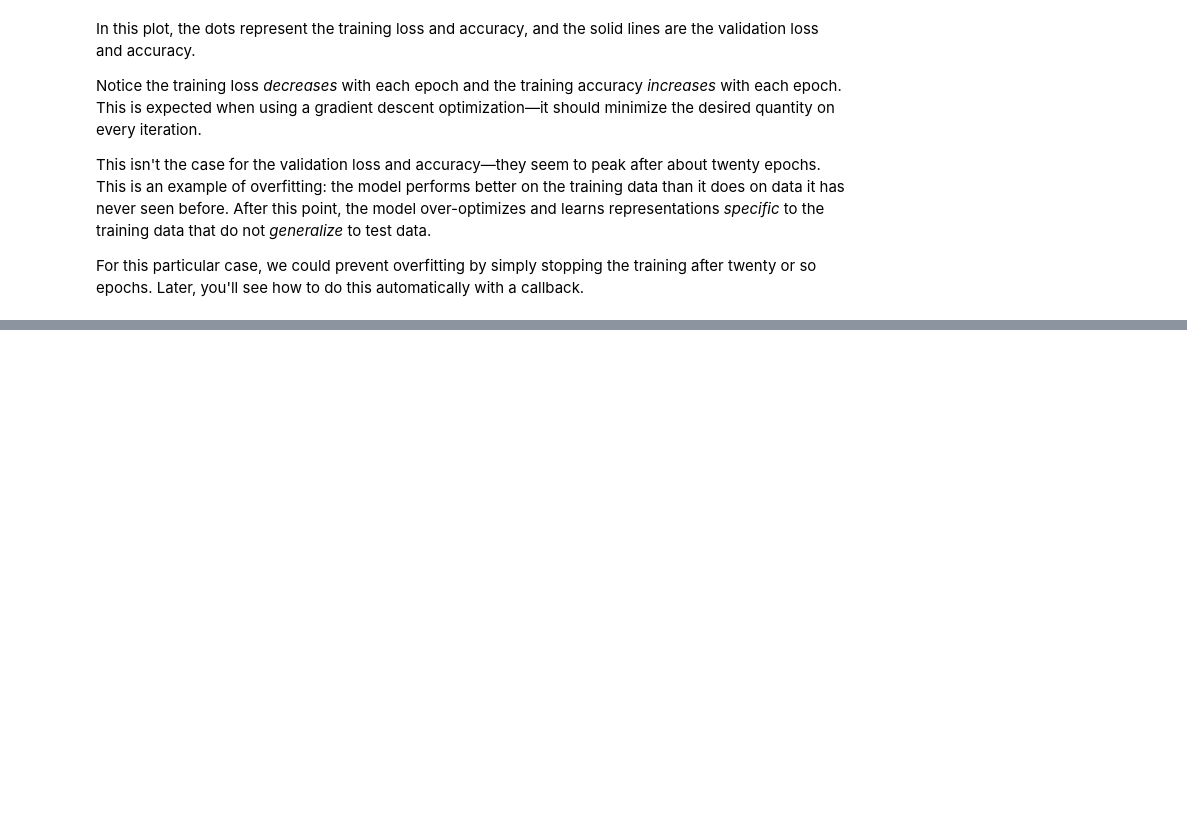
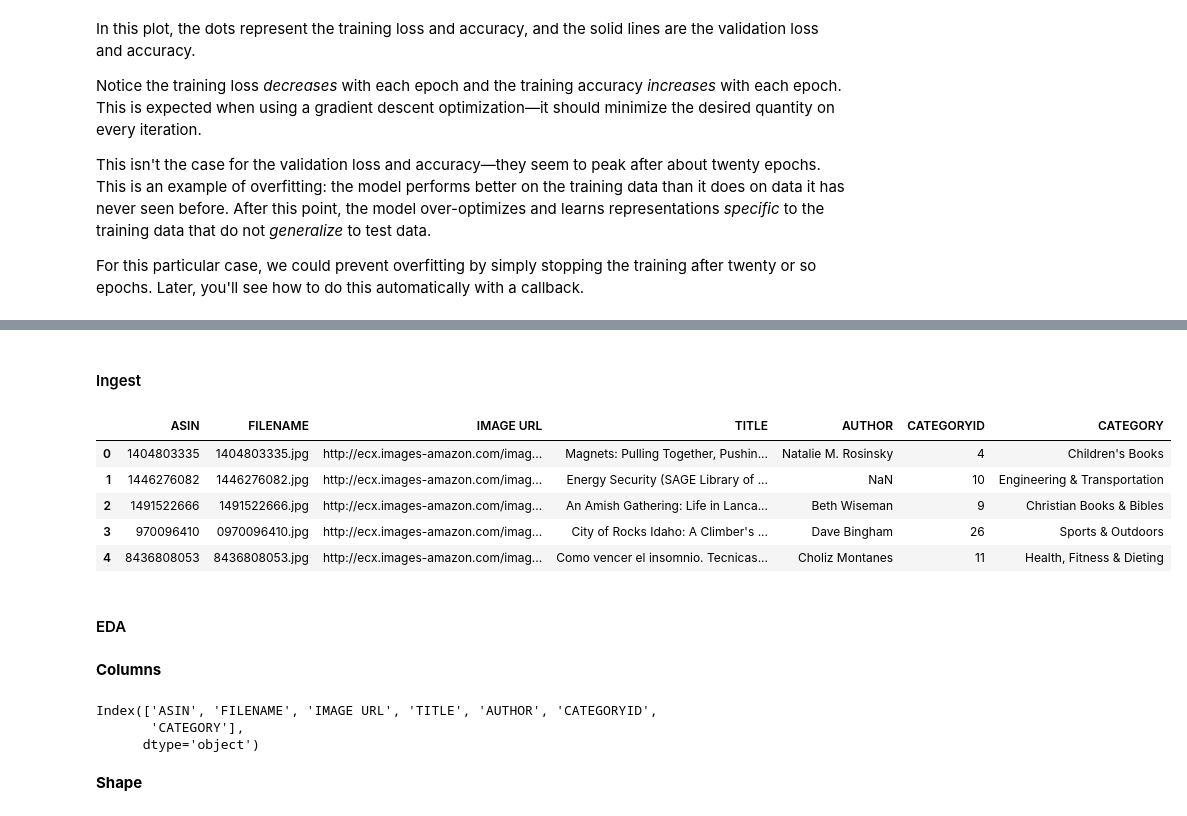
Before and after one commit to noahgift/TensorFlowRussianDolls, a Jupyter notebook: TensorFlow_RussianDolls.ipynb, the cells around one changed output, grey strips where cells are left out. Drawn from its saved outputs; the diff is of its cells as text; code cells hidden in the pictures; blank space fills up the shorter version.

```diff
--- a/TensorFlow_RussianDolls.ipynb
+++ b/TensorFlow_RussianDolls.ipynb
@@ -373,0 +441,14 @@ For this particular case, we could prevent overfitting by simply stopping the tr
+# %% [markdown]
+#### Ingest
+# %%
+import pandas as pd
+df = pd.read_csv("https://media.githubusercontent.com/media/noahgift/recommendations/master/data/book30-listing-train-with-headers.csv")
+df = df.drop("Unnamed: 0", axis=1)
+df.head()
+# %% [output]
+|  | ASIN | FILENAME | IMAGE URL | TITLE | AUTHOR | CATEGORYID | CATEGORY |
+| 0 | 1404803335 | 1404803335.jpg | http://ecx.images-amazon.com/imag... | Magnets: Pulling Together, Pushin... | Natalie M. Rosinsky | 4 | Children's Books |
+| 1 | 1446276082 | 1446276082.jpg | http://ecx.images-amazon.com/imag... | Energy Security (SAGE Library of ... | NaN | 10 | Engineering & Transportation |
+| 2 | 1491522666 | 1491522666.jpg | http://ecx.images-amazon.com/imag... | An Amish Gathering: Life in Lanca... | Beth Wiseman | 9 | Christian Books & Bibles |
+| 3 | 970096410 | 0970096410.jpg | http://ecx.images-amazon.com/imag... | City of Rocks Idaho: A Climber's ... | Dave Bingham | 26 | Sports & Outdoors |
+| 4 | 8436808053 | 8436808053.jpg | http://ecx.images-amazon.com/imag... | Como vencer el insomnio. Tecnicas... | Choliz Montanes | 11 | Health, Fitness & Dieting |
@@ -373,0 +457,12 @@ For this particular case, we could prevent overfitting by simply stopping the tr
+# %% [markdown]
+#### EDA
+# %% [markdown]
+**Columns**
+# %%
+df.columns
+# %% [output]
+Index(['ASIN', 'FILENAME', 'IMAGE URL', 'TITLE', 'AUTHOR', 'CATEGORYID',
+       'CATEGORY'],
+      dtype='object')
+# %% [markdown]
+**Shape**
```
Also changed, not shown: parts of 19 cells of this notebook.
